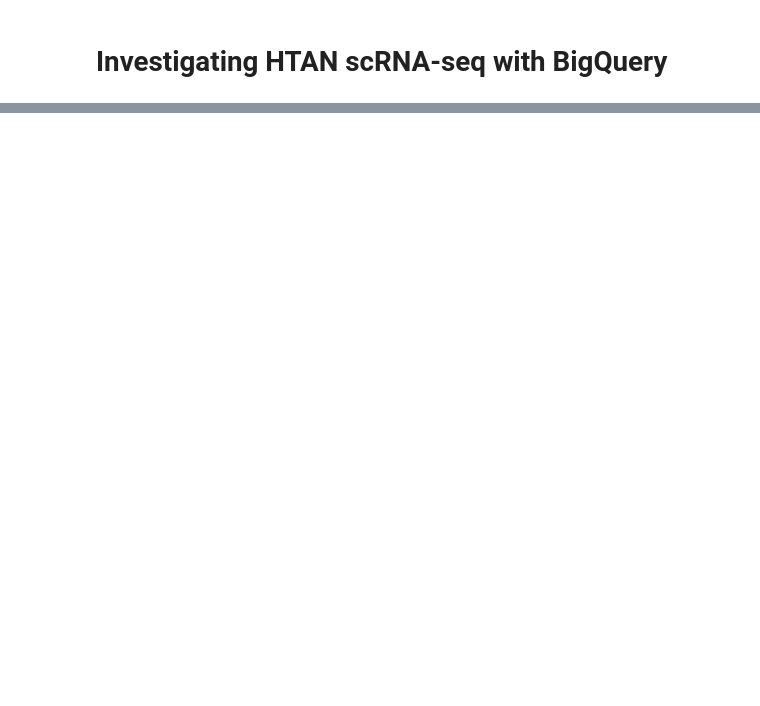
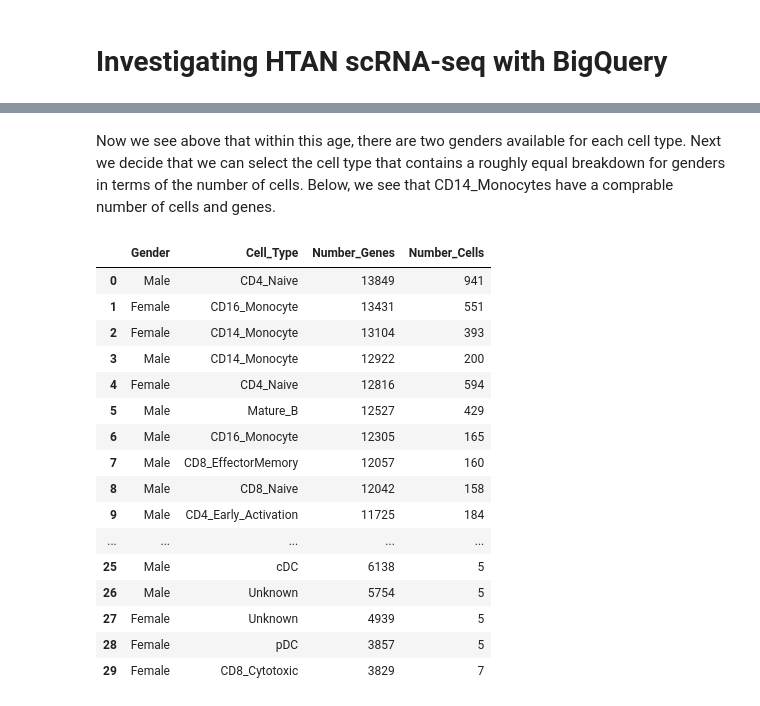
Before and after one commit to rpatil524/Community-Notebooks, a Jupyter notebook: HTAN/Investigating_Single_Cell_HTAN_Data.ipynb, the cells around one changed output, grey strips where cells are left out. Saved outputs shown, nothing was run; the diff lists cells and outputs as text; code cells hidden in the pictures; blank space fills up the shorter version.

```diff
--- a/HTAN/Investigating_Single_Cell_HTAN_Data.ipynb
+++ b/HTAN/Investigating_Single_Cell_HTAN_Data.ipynb
@@ -321,0 +156,35 @@ df5
+# %% [markdown]
+Now we see above that within this age, there are two genders available for each cell type. Next we decide that we can select the cell type that contains a roughly equal breakdown for genders in terms of the number of cells. Below, we see that CD14_Monocytes have a comprable number of cells and genes.
+# %%
+df3 = client.query("""
+  SELECT
+  Gender,
+  Cell_Type,
+  count(distinct(Gene_Name)) Number_Genes,
+  count(distinct(Cell_Name)) Number_Cells,
+  FROM
+    `isb-cgc-bq.HTAN.scRNAseq_CHOP_seurat_integrated_18MLLr_normal_final_rename_current`
+  WHERE Age = '4M'
+  GROUP BY 1,2
+  ORDER BY Number_Genes DESC # ASC # or DESC
+    """).result().to_dataframe()
+
+df3
+# %% [output]
+|  | Gender | Cell_Type | Number_Genes | Number_Cells |
+| 0 | Male | CD4_Naive | 13849 | 941 |
+| 1 | Female | CD16_Monocyte | 13431 | 551 |
+| 2 | Female | CD14_Monocyte | 13104 | 393 |
+| 3 | Male | CD14_Monocyte | 12922 | 200 |
+| 4 | Female | CD4_Naive | 12816 | 594 |
+| 5 | Male | Mature_B | 12527 | 429 |
+| 6 | Male | CD16_Monocyte | 12305 | 165 |
+| 7 | Male | CD8_EffectorMemory | 12057 | 160 |
+| 8 | Male | CD8_Naive | 12042 | 158 |
+| 9 | Male | CD4_Early_Activation | 11725 | 184 |
+| ... | ... | ... | ... | ... |
+| 25 | Male | cDC | 6138 | 5 |
+| 26 | Male | Unknown | 5754 | 5 |
+| 27 | Female | Unknown | 4939 | 5 |
+| 28 | Female | pDC | 3857 | 5 |
+| 29 | Female | CD8_Cytotoxic | 3829 | 7 |
```
Also changed, not shown: parts of 53 cells of this notebook.
